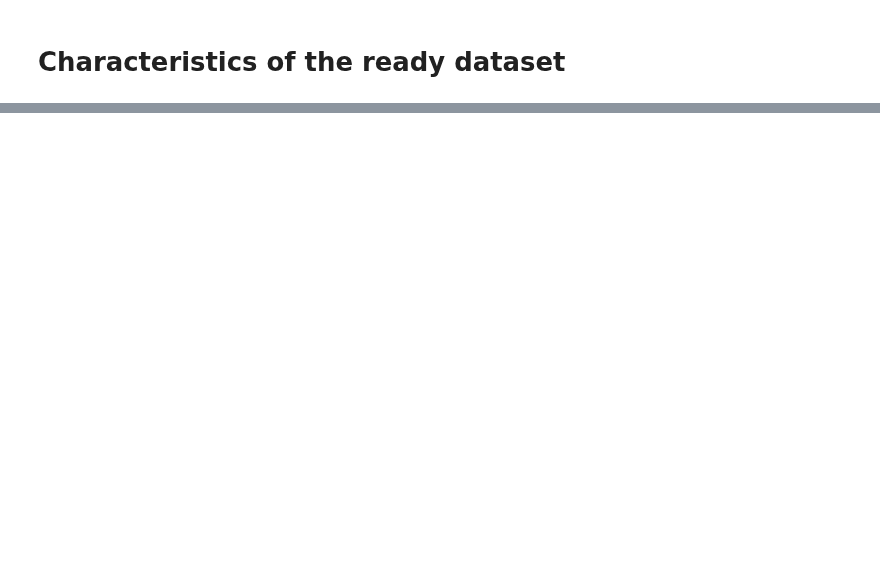
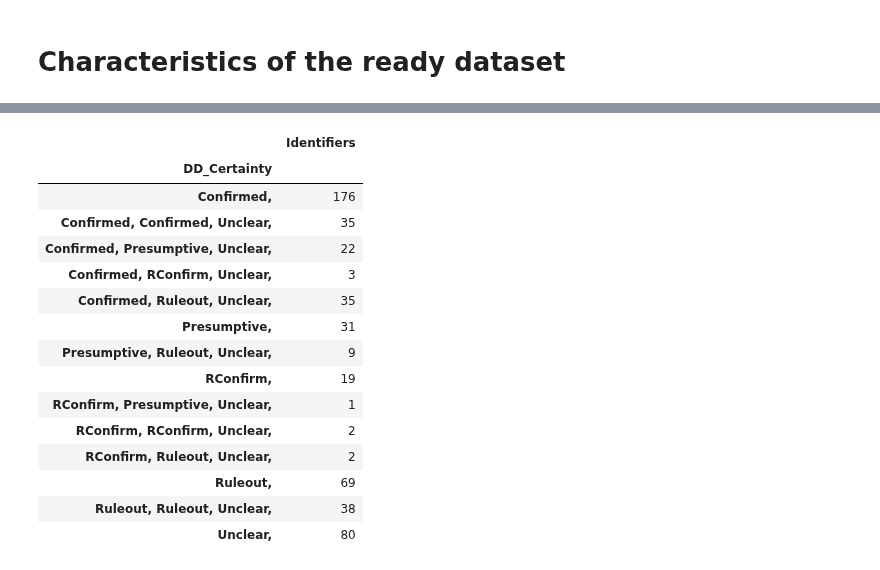
Before and after one commit to cristinarainich/Child-Mind-Institute-Project, a Jupyter notebook: Pheno_data_finalquery.ipynb, the cells around one changed output, grey strips where cells are left out. Saved outputs shown, nothing was run; the diff lists cells and outputs as text; code cells hidden in the pictures; blank space fills up the shorter version.

```diff
--- a/Pheno_data_finalquery.ipynb
+++ b/Pheno_data_finalquery.ipynb
@@ -1093,0 +1134,20 @@ data_filtered[data_filtered['DD'] == 1].groupby(['DD type'])[['Identifiers']].co
+# %%
+# the certainty of the diagnosis
+data_filtered[data_filtered['Group'] != 'Control'].groupby(['DD_Certainty'])[['Identifiers']].count()
+# %% [output]
+|  | Identifiers |
+| DD_Certainty |  |
+| Confirmed, | 176 |
+| Confirmed, Confirmed, Unclear, | 35 |
+| Confirmed, Presumptive, Unclear, | 22 |
+| Confirmed, RConfirm, Unclear, | 3 |
+| Confirmed, Ruleout, Unclear, | 35 |
+| Presumptive, | 31 |
+| Presumptive, Ruleout, Unclear, | 9 |
+| RConfirm, | 19 |
+| RConfirm, Presumptive, Unclear, | 1 |
+| RConfirm, RConfirm, Unclear, | 2 |
+| RConfirm, Ruleout, Unclear, | 2 |
+| Ruleout, | 69 |
+| Ruleout, Ruleout, Unclear, | 38 |
+| Unclear, | 80 |
```
Also changed, not shown: parts of 50 cells of this notebook.
